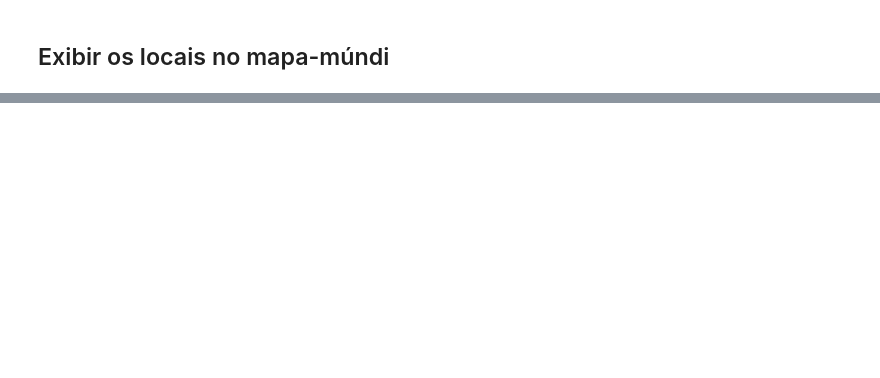
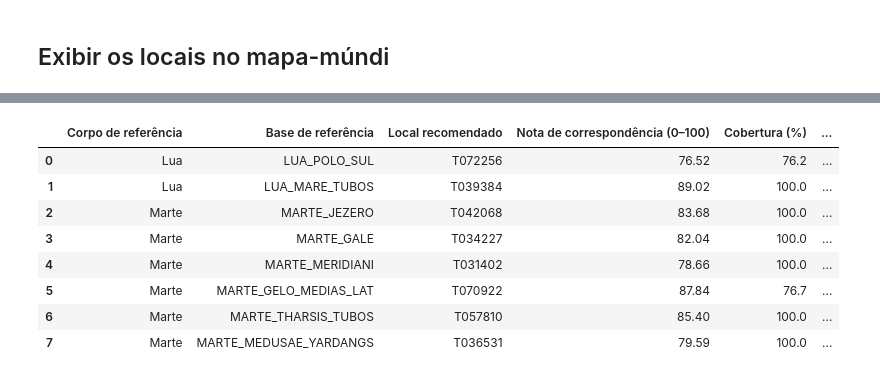
Before and after one commit to jose-aquino-jr/feynmans-legacy, a Jupyter notebook: notebooks/03_recomendacao_e_mapa.ipynb, the cells around one changed output, grey strips where cells are left out. Cells and saved outputs as stored; diff of their text form; code cells hidden in the pictures; blank space fills up the shorter version.

```diff
--- a/notebooks/03_recomendacao_e_mapa.ipynb
+++ b/notebooks/03_recomendacao_e_mapa.ipynb
@@ -113,0 +162,84 @@ figure.show()
+# %%
+NICHO_COMPARACAO = "Todos"  # use NICHO para comparar com o nicho da consulta atual
+
+config_path = ROOT / "config" / "nichos.json"
+nichos_por_corpo = json.loads(config_path.read_text(encoding="utf-8"))
+coordenadas_comparacao = pd.read_parquet(RUN / "coordenadas.parquet")
+melhores_por_base = []
+
+for corpo_base, nome_corpo in (("lua", "Lua"), ("marte", "Marte")):
+    perfis = pd.read_parquet(ROOT / "data" / corpo_base / f"{corpo_base}.parquet")
+
+    for base_id in perfis["base_id"]:
+        linha = {
+            "Corpo de referência": nome_corpo,
+            "Base de referência": base_id,
+            "Local recomendado": None,
+            "Nota de correspondência (0–100)": None,
+            "Cobertura (%)": None,
+            "Latitude": None,
+            "Longitude": None,
+            "Status": "Disponível",
+        }
+
+        if NICHO_COMPARACAO != "Todos" and NICHO_COMPARACAO not in nichos_por_corpo[corpo_base]:
+            linha["Status"] = f"Nicho indisponível para {nome_corpo}"
+        else:
+            criterios_base = profile_criteria(
+                config_path, corpo_base, NICHO_COMPARACAO, perfis, base_id
+            )
+            faltantes = sorted(set(criterios_base).difference(values.columns))
+
+            if faltantes:
+                linha["Status"] = f"Critérios sem dados no mês: {', '.join(faltantes)}"
+            else:
+                ranking_base = recommend(
+                    values, coordenadas_comparacao, criterios_base,
+                    min_coverage=COBERTURA_MINIMA,
+                )
+                if ranking_base.empty:
+                    linha["Status"] = "Nenhum local com a cobertura mínima"
+                else:
+                    melhor = ranking_base.iloc[0]
+                    linha.update({
+                        "Local recomendado": melhor["location_id"],
+                        "Nota de correspondência (0–100)": round(float(melhor["nota"]), 2),
+                        "Cobertura (%)": round(float(melhor["cobertura"]) * 100, 1),
+                        "Latitude": round(float(melhor["latitude"]), 3),
+                        "Longitude": round(float(melhor["longitude"]), 3),
+                    })
+
+        melhores_por_base.append(linha)
+
+print(f"{ANOMES} · {NICHO_COMPARACAO} · dados de origem {origem}")
+tabela_bases = pd.DataFrame(melhores_por_base)
+display(tabela_bases)
+
+pontos_bases = tabela_bases.loc[tabela_bases["Status"].eq("Disponível")]
+if pontos_bases.empty:
+    print("Sem recomendações para exibir no mapa nesta seleção.")
+else:
+    mapa_bases = px.scatter_geo(
+        pontos_bases,
+        lat="Latitude",
+        lon="Longitude",
+        color="Corpo de referência",
+        text="Base de referência",
+        hover_name="Base de referência",
+        hover_data={
+            "Local recomendado": True,
+            "Nota de correspondência (0–100)": ":.2f",
+            "Cobertura (%)": ":.1f",
+        },
+        color_discrete_map={"Lua": "#2563eb", "Marte": "#c2410c"},
+        projection="natural earth",
+        title=f"Melhor local na Terra por base · {ANOMES} · {NICHO_COMPARACAO}",
+    )
+    mapa_bases.update_traces(
+        textposition="top center",
+        marker_size=10,
+        marker_line_width=1,
+        marker_line_color="white",
+    )
+    mapa_bases.show()
+# %% [output]
@@ -113,0 +247,9 @@ figure.show()
+|  | Corpo de referência | Base de referência | Local recomendado | Nota de correspondência (0–100) | Cobertura (%) | ... |
+| 0 | Lua | LUA_POLO_SUL | T072256 | 76.52 | 76.2 | ... |
+| 1 | Lua | LUA_MARE_TUBOS | T039384 | 89.02 | 100.0 | ... |
+| 2 | Marte | MARTE_JEZERO | T042068 | 83.68 | 100.0 | ... |
+| 3 | Marte | MARTE_GALE | T034227 | 82.04 | 100.0 | ... |
+| 4 | Marte | MARTE_MERIDIANI | T031402 | 78.66 | 100.0 | ... |
+| 5 | Marte | MARTE_GELO_MEDIAS_LAT | T070922 | 87.84 | 76.7 | ... |
+| 6 | Marte | MARTE_THARSIS_TUBOS | T057810 | 85.40 | 100.0 | ... |
+| 7 | Marte | MARTE_MEDUSAE_YARDANGS | T036531 | 79.59 | 100.0 | ... |
```
Also changed, not shown: parts of 8 cells of this notebook, 1 other file.
